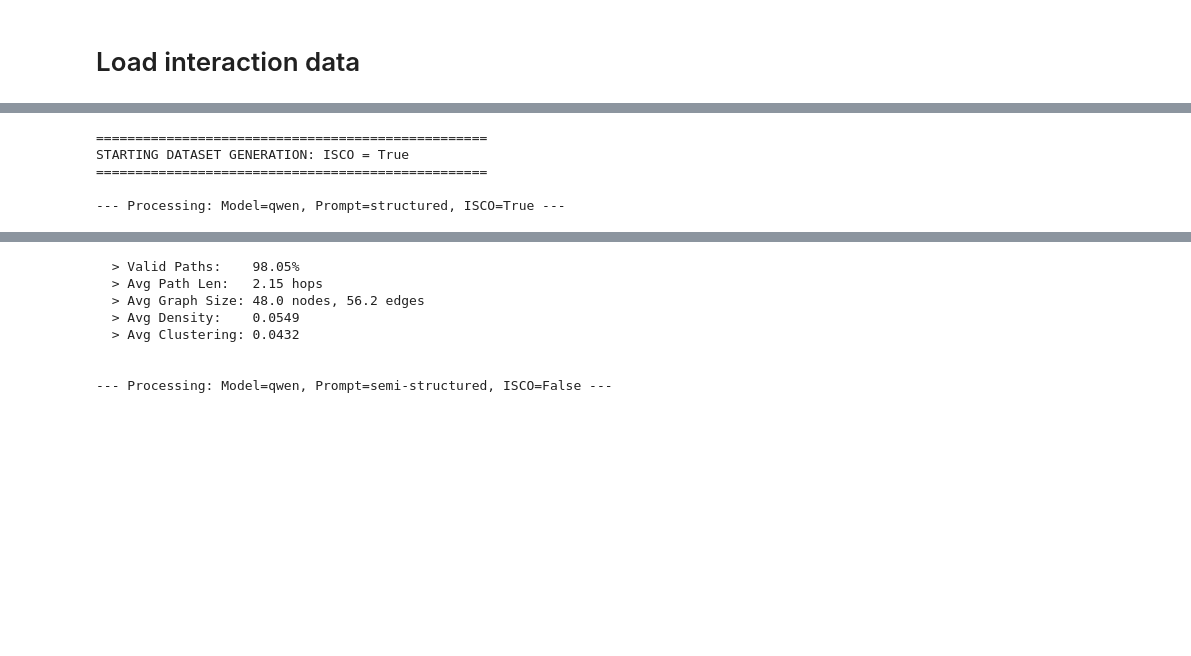
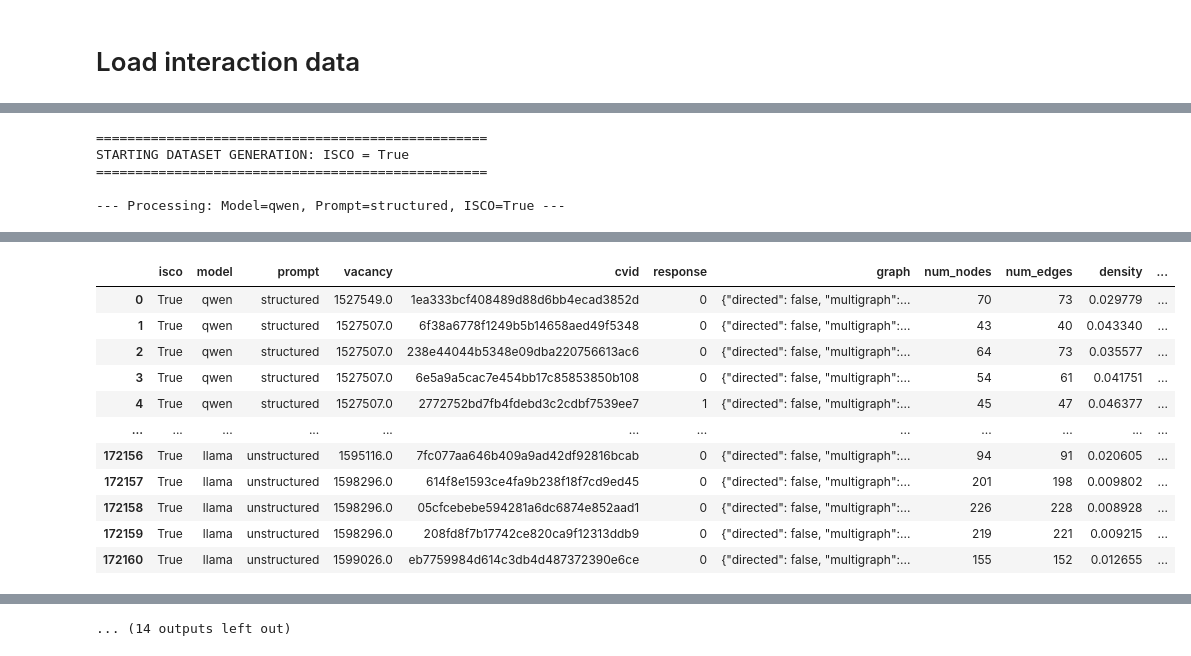
Before and after one commit to Roan-Schellingerhout/AKGC_WSDM, a Jupyter notebook: kg_construction/no_inference_subgraph_generator.ipynb, the cells around one changed output, grey strips where cells are left out. Saved outputs shown, nothing was run; the diff lists cells and outputs as text; code cells hidden in the pictures; blank space fills up the shorter version.

```diff
--- a/kg_construction/no_inference_subgraph_generator.ipynb
+++ b/kg_construction/no_inference_subgraph_generator.ipynb
@@ -86,6 +133,8 @@ for isco in [True, False]:
     # Reset dictionaries for this specific ISCO dataset
     full_graphs = defaultdict(list)
     connected = defaultdict(lambda: defaultdict(list))
+
+    i = 0
 
     # 2. MODEL & PROMPT LOOPS
     for model in ["qwen", "gemma", "llama"]:
@@ -106,21 +155,39 @@ for isco in [True, False]:
                     (df_bridges["cvid"] == row[1][2])][f"bridges_{model}_{prompt}"].values[0]
 
                 if triples_bridges == "[]":
-                    continue
+                    pass
 
                 # Handle ISCO logic based on the current loop state
                 if isco:
-                    triples_isco = df_isco[df_isco["humanjobid"] == row[1][0]][f"ISCO {model} {prompt}"].values[0]
-                    triples_isco_cv = df_isco_cv[df_isco_cv["candidate"] == row[1][2]][f"ISCO cv {model}"].values[0]
+                    triples_isco = df_isco[df_isco["humanjobid"] == row[1][0]][f"ISCO {model} {prompt}"].values
+                    triples_isco_cv = df_isco_cv[df_isco_cv["candidate"] == row[1][2]][f"ISCO cv {model}"].values
+
+                    # Only look for edges if not empty
+                    if triples_isco: triples_isco = triples_isco[0]
+                    if len(triples_isco_cv): triples_isco_cv = triples_isco_cv[0]
+                    if type(triples_isco) == str: triples_isco = eval(triples_isco)
+                    if type(triples_isco_cv) == str: triples_isco_cv = eval(triples_isco_cv)
 
                 try:
-                    if isco:
-                        all_edges = eval(triples_vacancy) + eval(triples_cv) + eval(triples_bridges) + \
-                                    eval(triples_isco) + eval(triples_isco_cv)
-                    else:
-                        all_edges = eval(triples_vacancy) + eval(triples_cv) + eval(triples_bridges)
-                except Exception:
-                    continue
+                    triples_vacancy = eval(triples_vacancy)
+                except:
+                    triples_vacancy = []
+
+                try:
+                    triples_cv = eval(triples_cv)
+                except:
+                    triples_cv = []
+
+                try:
+                    triples_bridges = eval(triples_bridges)
+                except:
+                    triples_bridges = []
+
+                if isco:
+                    all_edges = triples_vacancy + triples_cv + triples_bridges + \
+                                list(triples_isco) + list(triples_isco_cv)
+                else:
+                    all_edges = triples_vacancy + triples_cv + triples_bridges
 
                 all_edges = clean_triples(all_edges)
 
@@ -139,9 +206,15 @@ for isco in [True, False]:
                 }
 
                 try:
-                    vacancy_node = clean_triples(eval(triples_vacancy))[0][0]
-                    cv_node = clean_triples(eval(triples_cv))[0][0]
+                    vacancy_node = clean_triples(triples_vacancy)[0][0]
+                    cv_node = clean_triples(triples_cv)[0][0]
+
+                    G.add_edge(f"position_{int(row[1][0])}", vacancy_node, edge_type="owl:sameAs")
+                    G.add_edge(vacancy_node, f"position_{int(row[1][0])}", edge_type="owl:sameAs")
+
                     undirected_G = G.to_undirected()
+
+                    vacancy_node = f"position_{int(row[1][0])}"
 
                     G_safe = nx.Graph(undirected_G) # Flattens multi-edges
                     v_count = G_safe.number_of_nodes()
@@ -175,7 +248,9 @@ for isco in [True, False]:
                 full_graphs["cvid"].append(row[1][2])
                 full_graphs["response"].append(row[1][1])
 
-                undirected_G.add_edge(cv_node, vacancy_node)
+                undirected_G.add_edge(cv_node, vacancy_node, edge_type="gets_recommended")
+                undirected_G.add_edge(vacancy_node, cv_node, edge_type="gets_recommended")
+
                 full_graphs["graph"].append(nx.node_link_data(undirected_G))
 
                 for key, val in metrics.items():
@@ -186,6 +261,7 @@ for isco in [True, False]:
             valid_paths = [p for p in loop_metrics["path_exists"]]
             valid_lengths = [l for l in loop_metrics["shortest_path_length"] if l != -1]
 
+            total_graphs = len(valid_paths) if valid_paths else 0.0
             path_ratio = np.mean(valid_paths) if valid_paths else 0.0
             avg_len = np.mean(valid_lengths) if valid_lengths else 0.0
             avg_nodes = np.mean(loop_metrics["num_nodes"]) if loop_metrics["num_nodes"] else 0.0
@@ -193,6 +269,7 @@ for isco in [True, False]:
             avg_density = np.mean(loop_metrics["density"]) if loop_metrics["density"] else 0.0
             avg_clustering = np.mean(loop_metrics["avg_clustering"]) if loop_metrics["avg_clustering"] else 0.0
 
+            print(f"  > Total graphs:   {int(total_graphs)}")
             print(f"  > Valid Paths:    {path_ratio:.2%}")
             print(f"  > Avg Path Len:   {avg_len:.2f} hops")
             print(f"  > Avg Graph Size: {avg_nodes:.1f} nodes, {avg_edges:.1f} edges")
@@ -211,7 +288,8 @@ for isco in [True, False]:
     else:
         save_path = f"subgraphs_no_inference_{s}.parquet"
 
-    df_final.to_parquet(save_path)
+    display(df_final)
+    # df_final.to_parquet(save_path)
     print(f"Saved successfully to: {save_path}\n")
 
 print("Finished processing all ISCO combinations!")
@@ -294,0 +382,12 @@ To make this warning go away, explicitly set the edges kwarg, e.g.:
+|  | isco | model | prompt | vacancy | cvid | response | graph | num_nodes | num_edges | density | ... |
+| 0 | True | qwen | structured | 1527549.0 | 1ea333bcf408489d88d6bb4ecad3852d | 0 | {"directed": false, "multigraph":... | 70 | 73 | 0.029779 | ... |
+| 1 | True | qwen | structured | 1527507.0 | 6f38a6778f1249b5b14658aed49f5348 | 0 | {"directed": false, "multigraph":... | 43 | 40 | 0.043340 | ... |
+| 2 | True | qwen | structured | 1527507.0 | 238e44044b5348e09dba220756613ac6 | 0 | {"directed": false, "multigraph":... | 64 | 73 | 0.035577 | ... |
+| 3 | True | qwen | structured | 1527507.0 | 6e5a9a5cac7e454bb17c85853850b108 | 0 | {"directed": false, "multigraph":... | 54 | 61 | 0.041751 | ... |
+| 4 | True | qwen | structured | 1527507.0 | 2772752bd7fb4fdebd3c2cdbf7539ee7 | 1 | {"directed": false, "multigraph":... | 45 | 47 | 0.046377 | ... |
+| ... | ... | ... | ... | ... | ... | ... | ... | ... | ... | ... | ... |
+| 172156 | True | llama | unstructured | 1595116.0 | 7fc077aa646b409a9ad42df92816bcab | 0 | {"directed": false, "multigraph":... | 94 | 91 | 0.020605 | ... |
+| 172157 | True | llama | unstructured | 1598296.0 | 614f8e1593ce4fa9b238f18f7cd9ed45 | 0 | {"directed": false, "multigraph":... | 201 | 198 | 0.009802 | ... |
+| 172158 | True | llama | unstructured | 1598296.0 | 05cfcebebe594281a6dc6874e852aad1 | 0 | {"directed": false, "multigraph":... | 226 | 228 | 0.008928 | ... |
+| 172159 | True | llama | unstructured | 1598296.0 | 208fd8f7b17742ce820ca9f12313ddb9 | 0 | {"directed": false, "multigraph":... | 219 | 221 | 0.009215 | ... |
+| 172160 | True | llama | unstructured | 1599026.0 | eb7759984d614c3db4d487372390e6ce | 0 | {"directed": false, "multigraph":... | 155 | 152 | 0.012655 | ... |
@@ -310,8 +395 @@ STARTING DATASET GENERATION: ISCO = False
-  > Valid Paths:    98.05%
-  > Avg Path Len:   2.15 hops
-  > Avg Graph Size: 48.0 nodes, 56.2 edges
-  > Avg Density:    0.0549
-  > Avg Clustering: 0.0432
-
-
---- Processing: Model=qwen, Prompt=semi-structured, ISCO=False ---
+... (14 outputs left out)
```
Also changed, not shown: parts of 9 cells of this notebook, 56 other files.
